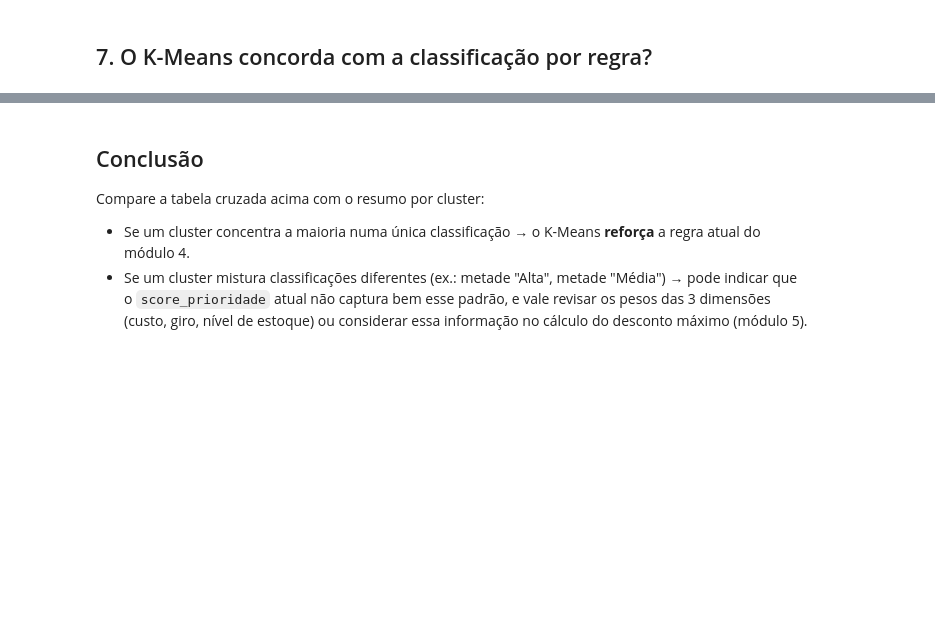
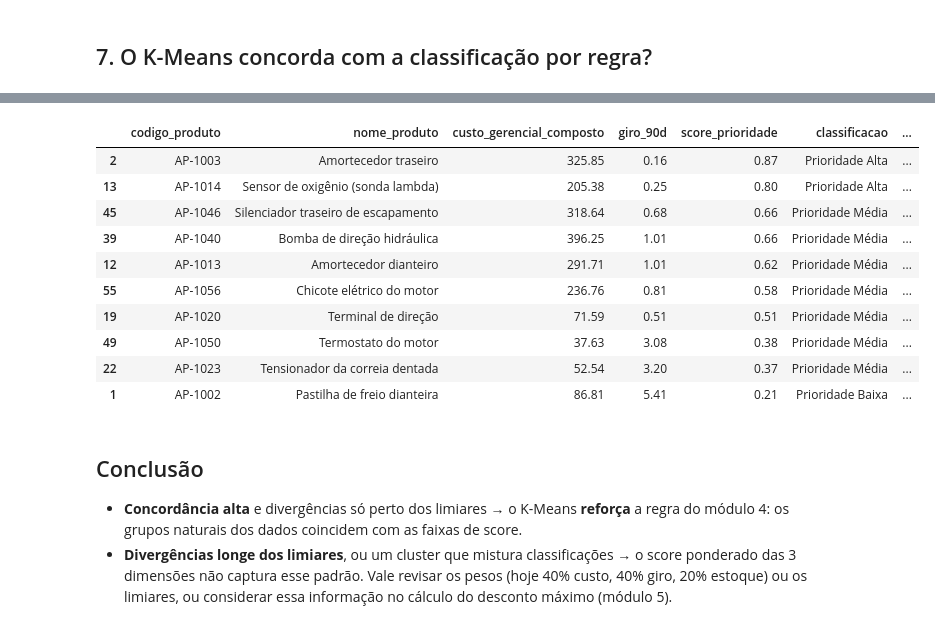
Before and after one commit to weillerjulia/StockWise, a Jupyter notebook: backend/analysis/clustering_kmeans.ipynb, the cells around one changed output, grey strips where cells are left out. Cells and saved outputs as stored; diff of their text form; code cells hidden in the pictures; blank space fills up the shorter version.

```diff
--- a/backend/analysis/clustering_kmeans.ipynb
+++ b/backend/analysis/clustering_kmeans.ipynb
@@ -187,0 +272,9 @@ pd.crosstab(df_cluster["cluster"], df_cluster["classificacao"])
+# %%
+ordem_rotulos = [n for n in reversed(NOMES_POR_ORDEM)]
+tabela = pd.crosstab(df["grupo_kmeans"], df["classificacao"]).reindex(
+    index=ordem_rotulos, columns=ordem_rotulos, fill_value=0
+)
+
+concordam = df["grupo_kmeans"] == df["classificacao"]
+print(f"Concordância: {concordam.mean():.0%} ({concordam.sum()} de {len(df)} produtos)")
+tabela
@@ -188,7 +292,19 @@ pd.crosstab(df_cluster["cluster"], df_cluster["classificacao"])
+# %%
+df.loc[~concordam, colunas_exibidas + FEATURES].sort_values("score_prioridade", ascending=False).round(2)
+# %% [output]
+|  | codigo_produto | nome_produto | custo_gerencial_composto | giro_90d | score_prioridade | classificacao | ... |
+| 2 | AP-1003 | Amortecedor traseiro | 325.85 | 0.16 | 0.87 | Prioridade Alta | ... |
+| 13 | AP-1014 | Sensor de oxigênio (sonda lambda) | 205.38 | 0.25 | 0.80 | Prioridade Alta | ... |
+| 45 | AP-1046 | Silenciador traseiro de escapamento | 318.64 | 0.68 | 0.66 | Prioridade Média | ... |
+| 39 | AP-1040 | Bomba de direção hidráulica | 396.25 | 1.01 | 0.66 | Prioridade Média | ... |
+| 12 | AP-1013 | Amortecedor dianteiro | 291.71 | 1.01 | 0.62 | Prioridade Média | ... |
+| 55 | AP-1056 | Chicote elétrico do motor | 236.76 | 0.81 | 0.58 | Prioridade Média | ... |
+| 19 | AP-1020 | Terminal de direção | 71.59 | 0.51 | 0.51 | Prioridade Média | ... |
+| 49 | AP-1050 | Termostato do motor | 37.63 | 3.08 | 0.38 | Prioridade Média | ... |
+| 22 | AP-1023 | Tensionador da correia dentada | 52.54 | 3.20 | 0.37 | Prioridade Média | ... |
+| 1 | AP-1002 | Pastilha de freio dianteira | 86.81 | 5.41 | 0.21 | Prioridade Baixa | ... |
 # %% [markdown]
 ## Conclusão
 
-Compare a tabela cruzada acima com o resumo por cluster:
-
-- Se um cluster concentra a maioria numa única classificação → o K-Means **reforça** a regra atual do módulo 4.
-- Se um cluster mistura classificações diferentes (ex.: metade "Alta", metade "Média") → pode indicar que o `score_prioridade` atual não captura bem esse padrão, e vale revisar os pesos das 3 dimensões (custo, giro, nível de estoque) ou considerar essa informação no cálculo do desconto máximo (módulo 5).
+- **Concordância alta** e divergências só perto dos limiares → o K-Means **reforça** a regra do módulo 4: os grupos naturais dos dados coincidem com as faixas de score.
+- **Divergências longe dos limiares**, ou um cluster que mistura classificações → o score ponderado das 3 dimensões não captura esse padrão. Vale revisar os pesos (hoje 40% custo, 40% giro, 20% estoque) ou os limiares, ou considerar essa informação no cálculo do desconto máximo (módulo 5).
```
Also changed, not shown: parts of 26 cells of this notebook, 9 other files.
